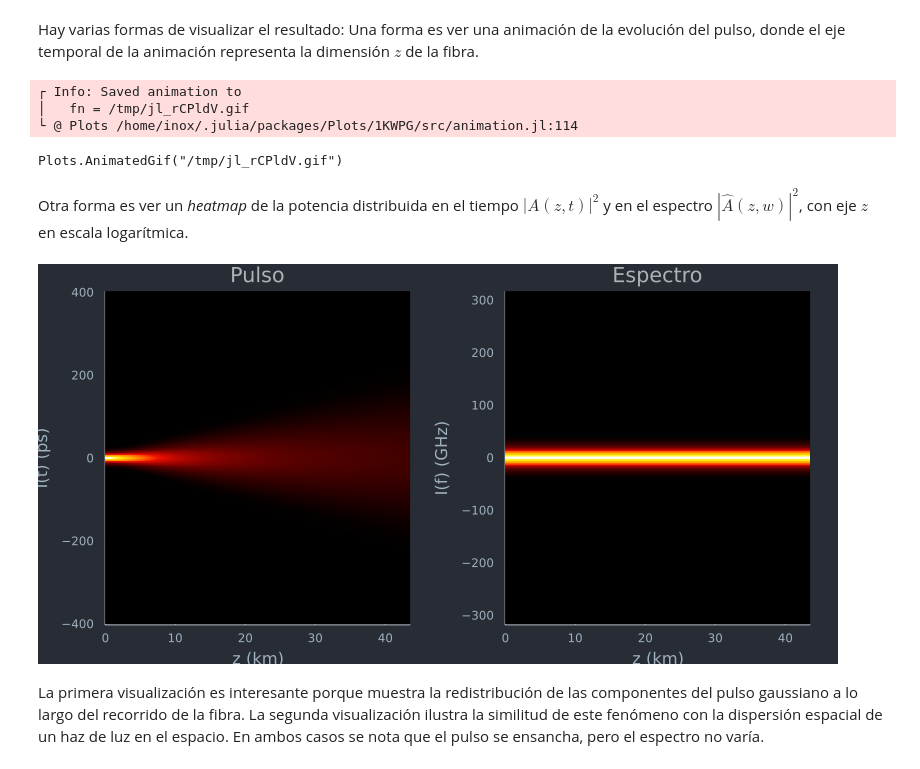
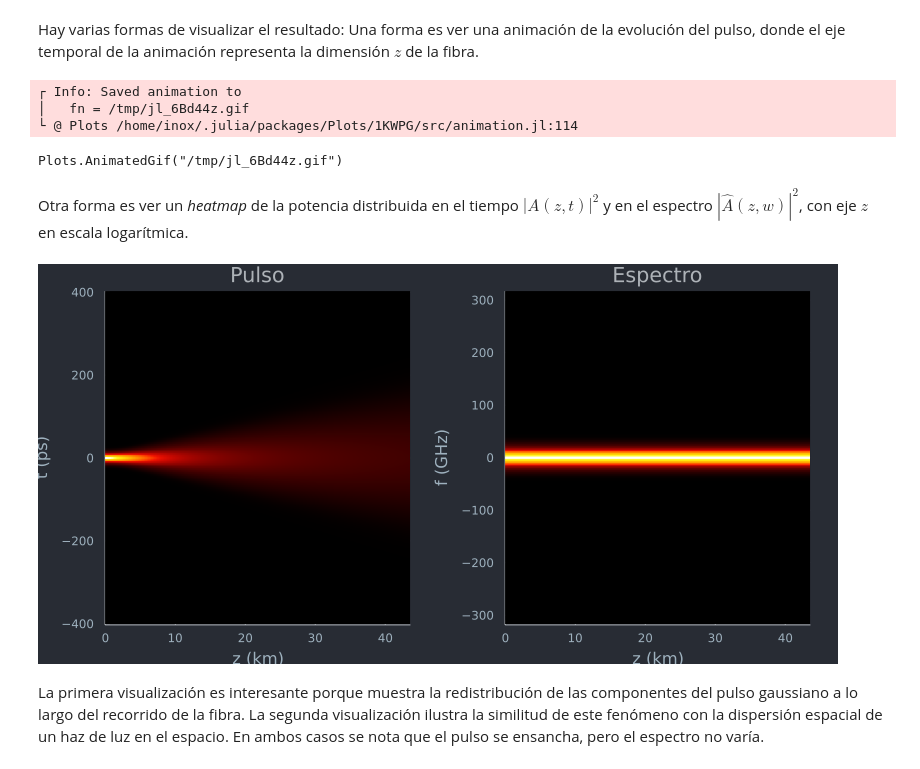
Before and after one commit to Matrsz/STC-IB, a Jupyter notebook: GVD.ipynb, the cells around one changed output. Drawn from its saved outputs; the diff is of its cells as text; code cells hidden in the pictures.

```diff
--- a/GVD.ipynb
+++ b/GVD.ipynb
@@ -82,9 +90,12 @@ En este intervalo temporal definimos el pulso gaussiano de ancho $T_0$
 # %%
-At0 = sqrt(P0)*exp.(-(t.^2)/(2*T0^2))
+At0 = sqrt(P0/u"ps")*exp.(-(t.^2)/(2*T0^2))
 Af0 = ufft(At0) |> fftshift
+Af0 = normalize(t, At0, f, Af0)
 
 p1 = plot(t, At0.^2, title="Pulso")
 p2 = plot(f, abs.(Af0).^2, title="Espectro")
 
+println("Potencia en tiempo: $(power(t,At0))\nPotencia en frecuencia: $(power(f,Af0))")
+
 plot(p1, p2)
 # %% [output]
@@ -101,20 +114,21 @@ Evaluamos $A_f[i,j]$ en los puntos $(i,\, j) \leftrightarrow(z,\, f)$. Antitrans
 # %%
 Af = A.(ij)
 At = uifft(Af, 2);
+At = hcat([normalize(f, Af, t, At) for (Af, At) in zip(eachrow(Af), eachrow(At))]...)';
 # %% [markdown]
 Hay varias formas de visualizar el resultado: Una forma es ver una animación de la evolución del pulso, donde el eje temporal de la animación representa la dimensión $z$ de la fibra.
 # %%
 function animate_pulse(t, At, f, Af)
-    ymaxf = maximum(abs.(Af).^2)*1.1
-    ymaxt = maximum(abs.(At).^2)
-    xlims = (-1/T0, 1/T0) .|> u"GHz"
+    ylimsf = (0*unit(Af[1])^2, maximum(abs.(Af).^2)).*1.1
+    ylimst = (0*unit(At[1])^2, maximum(abs.(At).^2))
+    xlimsf = (-1/T0, 1/T0) .|> u"GHz"
 
     @gif for i in 1:N
-        p2 = plot(f, abs.(Af[i,:]).^2; xlims=xlims, ylims=(0u"W", ymaxf), label="Potencia Total", xlabel = "f", ylabel = "I(f)", title="Espectro")
+        p2 = plot(f, abs.(Af[i,:]).^2, xlims=xlimsf, ylims=ylimsf, label="Potencia Total", xlabel = "f", ylabel="P(f)", title="Espectro")
         plot!(f, real(Af[i,:]).^2, label="En Fase", linewidth=1);
         plot!(f, imag(Af[i,:]).^2, label="Cuadratura", linewidth=1)
 
-        p1 = plot(t, abs.(At[i,:]).^2; ylims=(0u"W", ymaxt), label="Potencia Total", xlabel = "t", ylabel = "I(t)", title="Pulso")
+        p1 = plot(t, abs.(At[i,:]).^2, ylims=ylimst, label="Potencia Total", xlabel="t", ylabel="P(t)", title="Pulso")
         plot!(t, real(At[i,:]).^2, label="En Fase", linewidth=1);
         plot!(t, imag(At[i,:]).^2, label="Cuadratura", linewidth=1)
         plot(p1, p2, layout=(1,2))
@@ -124,21 +138,21 @@ end
 animate_pulse(t, At, f, Af)
 # %% [output]
 ┌ Info: Saved animation to
-│   fn = /tmp/jl_rCPldV.gif
+│   fn = /tmp/jl_6Bd44z.gif
 └ @ Plots /home/inox/.julia/packages/Plots/1KWPG/src/animation.jl:114
-Plots.AnimatedGif("/tmp/jl_rCPldV.gif")
+Plots.AnimatedGif("/tmp/jl_6Bd44z.gif")
 # %% [markdown]
 Otra forma es ver un _heatmap_ de la potencia distribuida en el tiempo $|A(z,t)|^2$ y en el espectro $|\hat A(z,w)|^2$, con eje $z$ en escala logarítmica.
 # %%
 function heatmap_pulse(z, t, At, f, Af)
-    p1 = heatmap(z, t, abs.(At').^2, xlabel="z", ylabel="I(t)", title="Pulso")
-    p2 = heatmap(z, f, abs.(Af').^2, xlabel="z", ylabel="I(f)", title="Espectro")
+    p1 = heatmap(z, t, abs.(At').^2, xlabel="z", ylabel="t", title="Pulso")
+    p2 = heatmap(z, f, abs.(Af').^2, xlabel="z", ylabel="f", title="Espectro")
     plot(p1, p2, layout=(1,2), colorbar=false, zaxis=:log)
 end
 
 heatmap_pulse(z, t, At, f, Af)
 # %% [output]
-[figure, old version]
+[figure, new version]
 # %% [markdown]
 La primera visualización es interesante porque muestra la redistribución de las componentes del pulso gaussiano a lo largo del recorrido de la fibra. La segunda visualización ilustra la similitud de este fenómeno con la dispersión espacial de un haz de luz en el espacio. En ambos casos se nota que el pulso se ensancha, pero el espectro no varía.
 # %%
```
Also changed, not shown: parts of 19 cells of this notebook.
